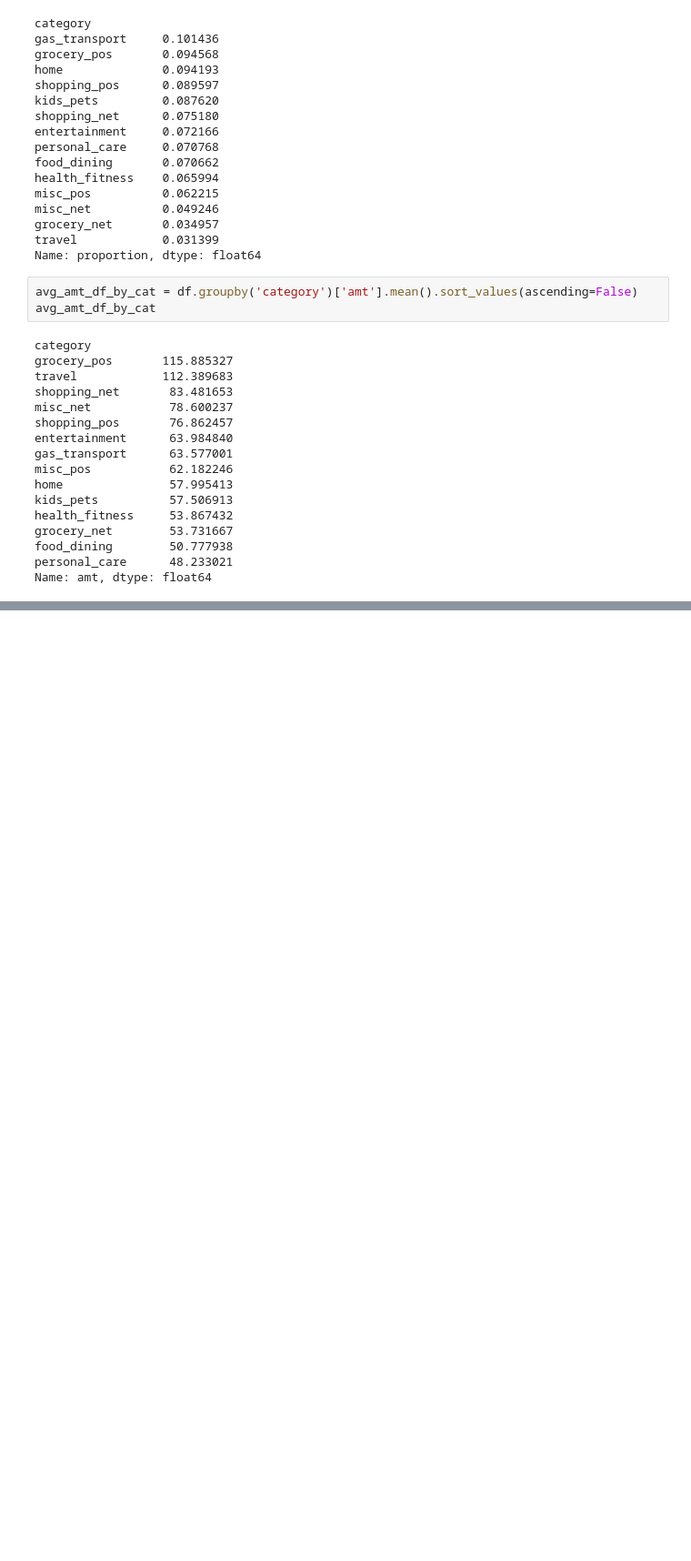
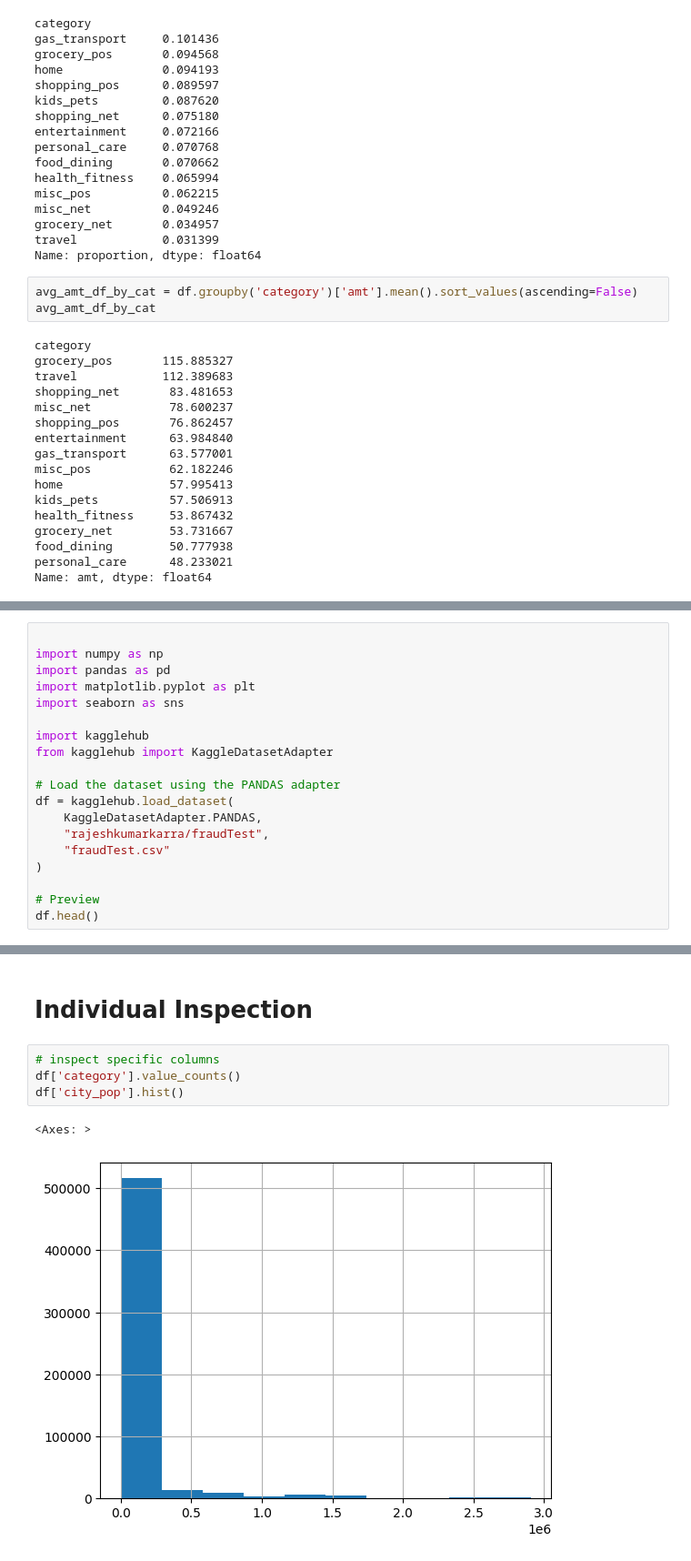
Before and after one commit to rajeshkumarkarra/internship_Data-Science, a Jupyter notebook: data_inspection.ipynb, the cells around one changed output, grey strips where cells are left out. Shown at 91% size. Cells and saved outputs as stored; diff of their text form; blank space fills up the shorter version.

Commit message:
Kaggle Notebook | data_inspection | Version 8

```diff
--- a/data_inspection.ipynb
+++ b/data_inspection.ipynb
@@ -839,0 +881,19 @@ Name: amt, dtype: float64
+# %%
+
+import numpy as np
+import pandas as pd
+import matplotlib.pyplot as plt
+import seaborn as sns
+
+import kagglehub
+from kagglehub import KaggleDatasetAdapter
+
+# Load the dataset using the PANDAS adapter
+df = kagglehub.load_dataset(
+    KaggleDatasetAdapter.PANDAS,
+    "rajeshkumarkarra/fraudTest",
+    "fraudTest.csv"
+)
+
+# Preview
+df.head()
@@ -839,0 +979,9 @@ Name: amt, dtype: float64
+# %% [markdown]
+# Individual Inspection
+# %%
+# inspect specific columns
+df['category'].value_counts()
+df['city_pop'].hist()
+# %% [output]
+<Axes: >
+[figure, added]
```
Also changed, not shown: parts of 23 cells of this notebook.
